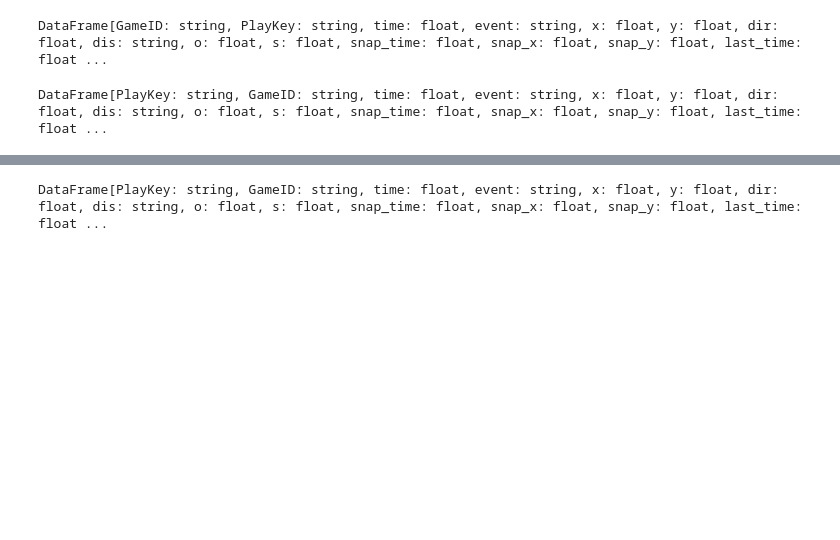
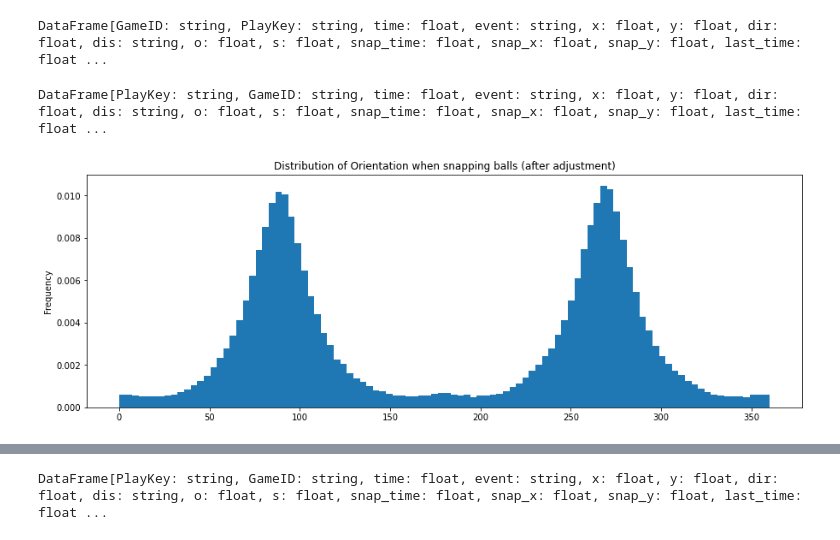
Before and after one commit to cwingho/NFL_Analytics, a Jupyter notebook: brian/play_track_data_analysis.ipynb, the cells around one changed output, grey strips where cells are left out. Cells and saved outputs as stored; diff of their text form; code cells hidden in the pictures; blank space fills up the shorter version.

```diff
--- a/brian/play_track_data_analysis.ipynb
+++ b/brian/play_track_data_analysis.ipynb
@@ -202,0 +219,9 @@ DataFrame[PlayKey: string, GameID: string, time: float, event: string, x: float,
+# %%
+pd['o'].plot(kind='hist',
+             bins=100,
+             figsize=(15, 5),
+             density=True,
+             title='Distribution of Orientation when snapping balls (after adjustment)')
+plt.savefig('../out/adjust_o_hist.png')
+# %% [output]
+[figure, added]
```
Also changed, not shown: parts of 7 cells of this notebook, 2 other files.
